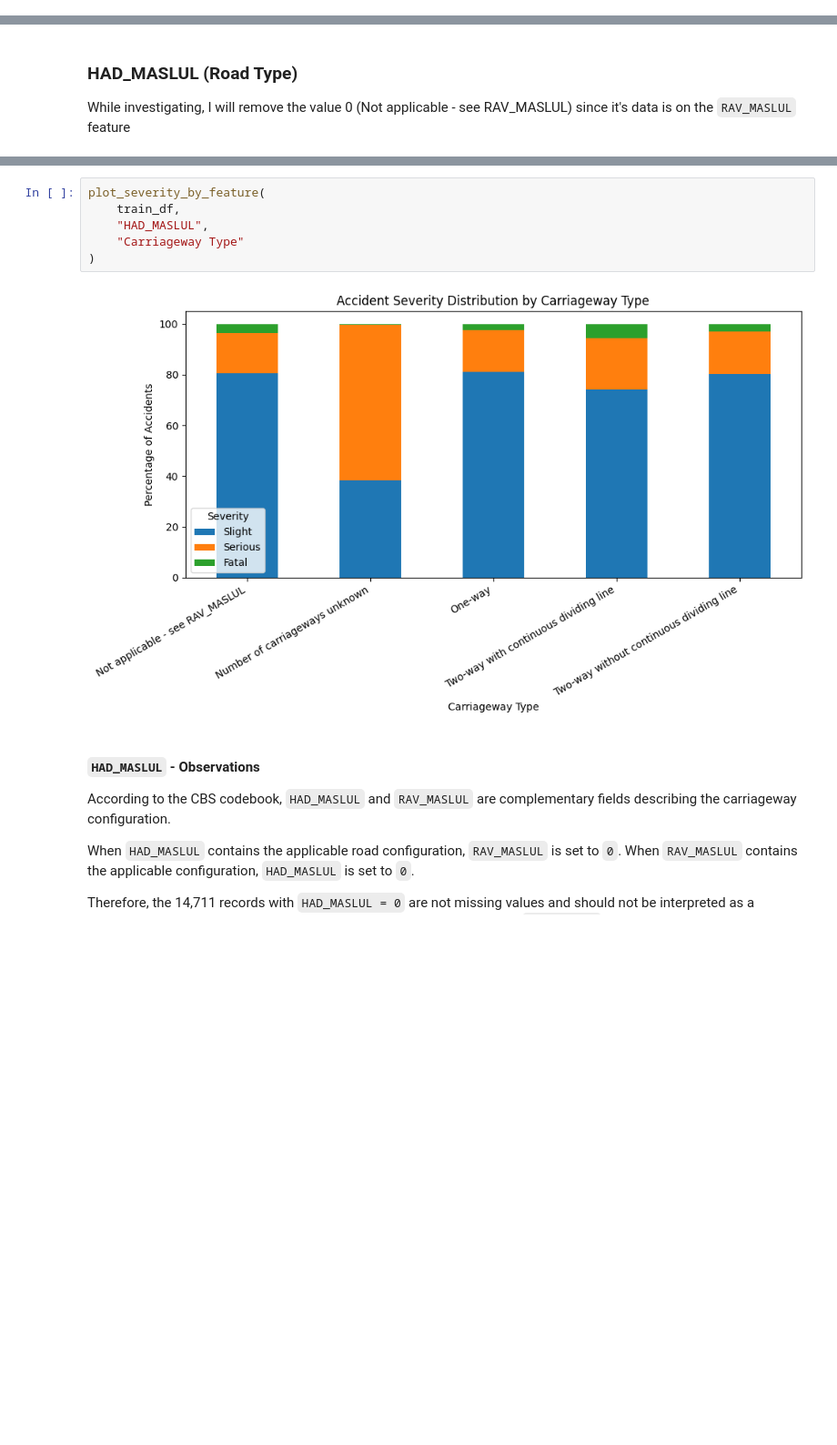
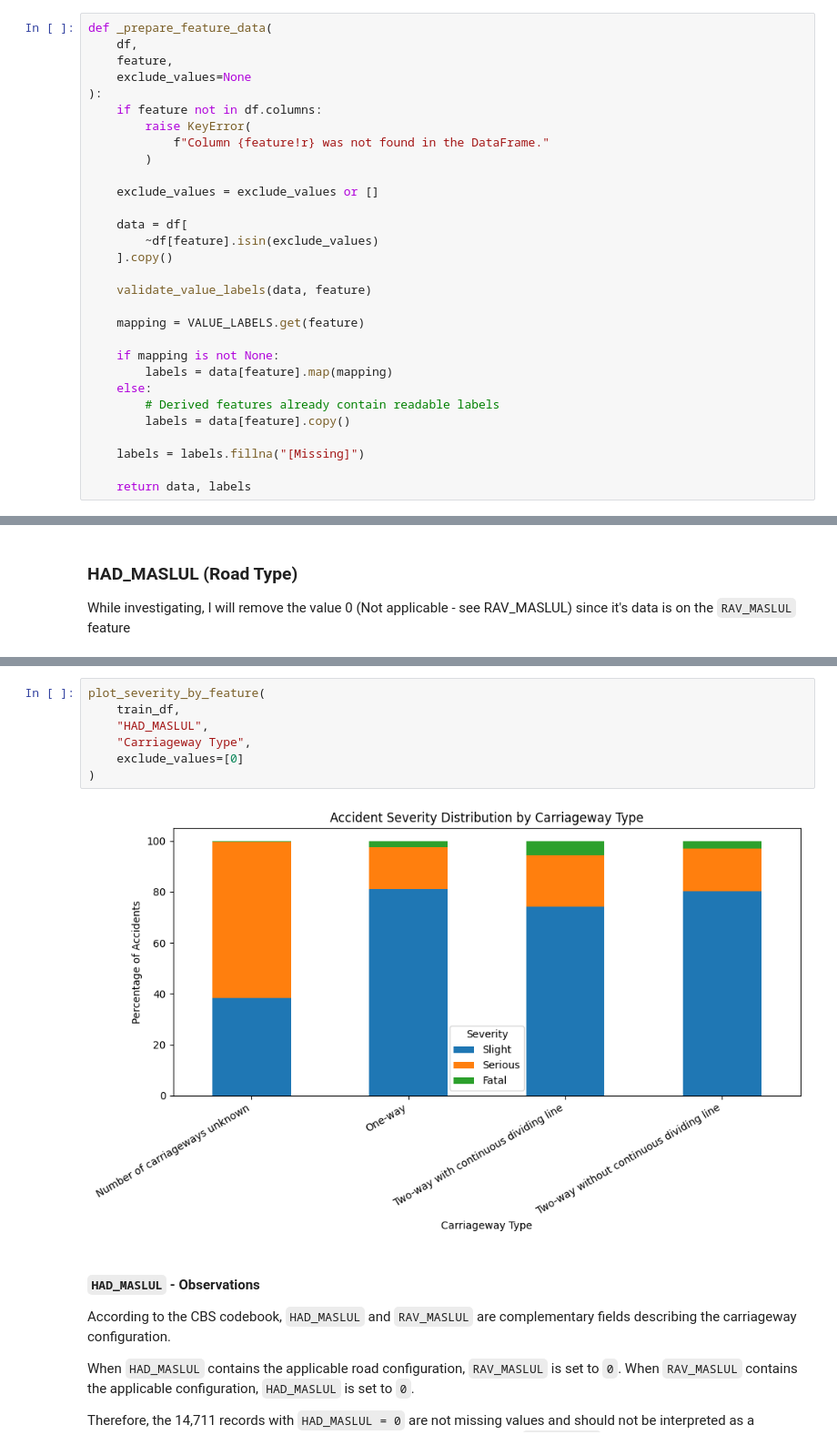
Before and after one commit to DavidCo1/israel-road-accident-severity-ml, a Jupyter notebook: notebooks/01_eda.ipynb, the cells around one changed output, grey strips where cells are left out. Shown at 91% size. Saved outputs shown, nothing was run; the diff lists cells and outputs as text; blank space fills up the shorter version.

```diff
--- a/notebooks/01_eda.ipynb
+++ b/notebooks/01_eda.ipynb
@@ -649 +677,31 @@ def validate_value_labels(df, feature):
+# %%
+def _prepare_feature_data(
+    df,
+    feature,
+    exclude_values=None
+):
+    if feature not in df.columns:
+        raise KeyError(
+            f"Column {feature!r} was not found in the DataFrame."
+        )
+
+    exclude_values = exclude_values or []
+
+    data = df[
+        ~df[feature].isin(exclude_values)
+    ].copy()
+
+    validate_value_labels(data, feature)
+
+    mapping = VALUE_LABELS.get(feature)
+
+    if mapping is not None:
+        labels = data[feature].map(mapping)
+    else:
+        # Derived features already contain readable labels
+        labels = data[feature].copy()
+
+    labels = labels.fillna("[Missing]")
+
+    return data, labels
 # %% [markdown]
@@ -1241,11 +1303,12 @@ severity_summary(
 # %%
 plot_severity_by_feature(
     train_df,
     "HAD_MASLUL",
-    "Carriageway Type"
+    "Carriageway Type",
+    exclude_values=[0]
 )
 # %% [output]
-[figure, old version]
+[figure, new version]
 # %% [markdown]
 #### `HAD_MASLUL` - Observations
 
```
Also changed, not shown: parts of 86 cells of this notebook.
